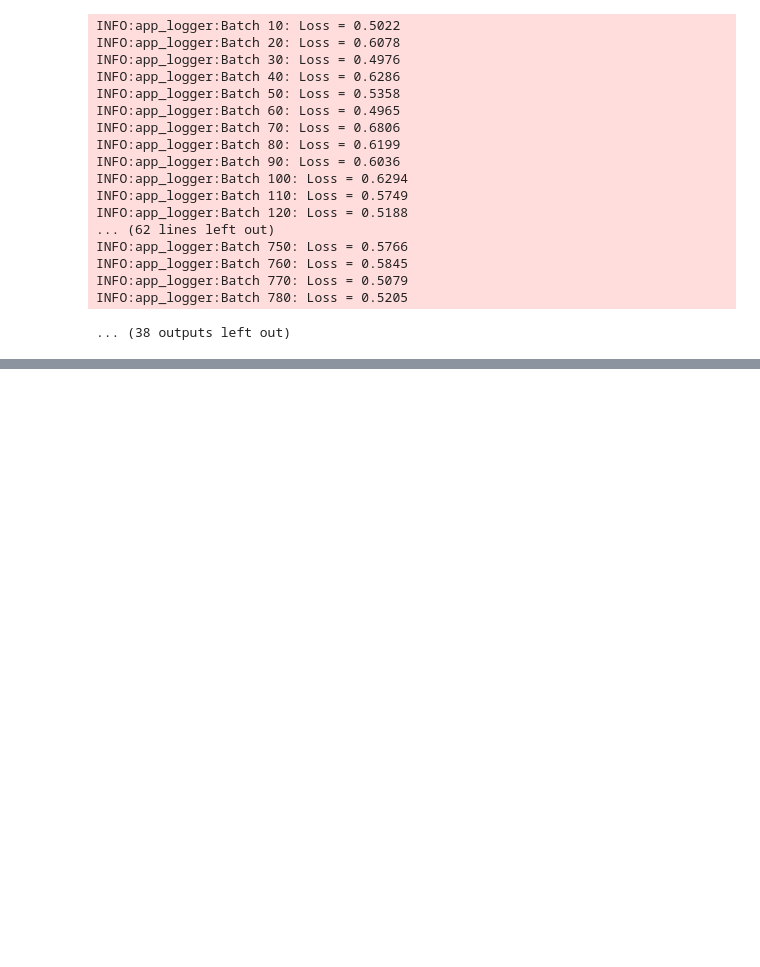
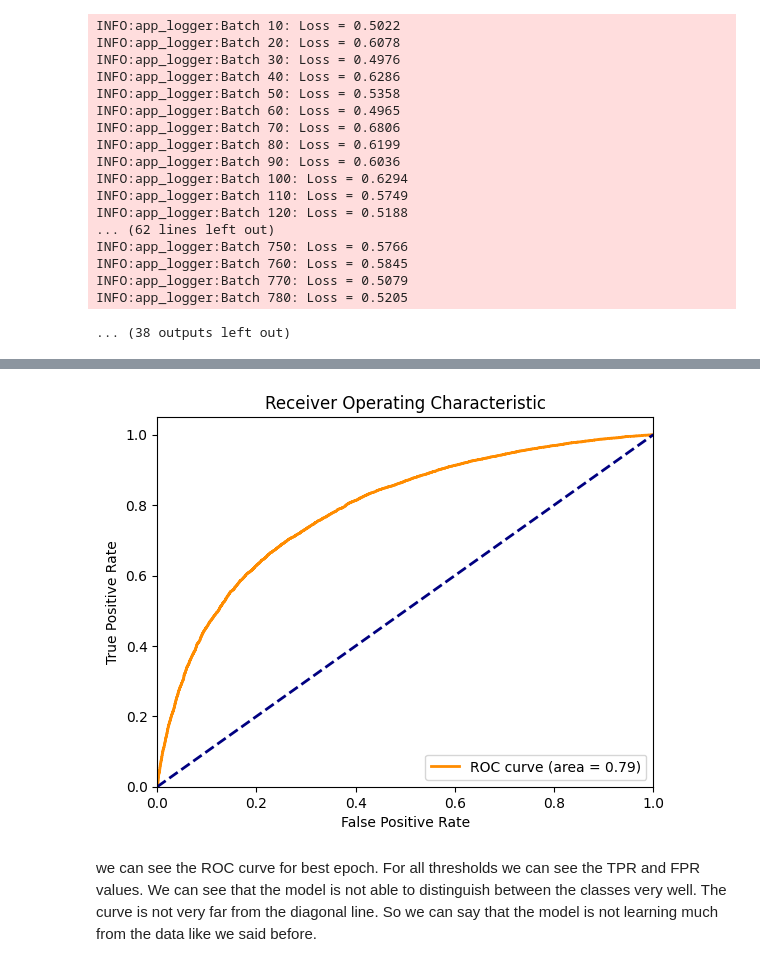
Before and after one commit to EnesDemir143/genie_project, a Jupyter notebook: Task2/test2.ipynb, the cells around one changed output, grey strips where cells are left out. Drawn from its saved outputs; the diff is of its cells as text; code cells hidden in the pictures; blank space fills up the shorter version.

```diff
--- a/Task2/test2.ipynb
+++ b/Task2/test2.ipynb
@@ -257,0 +277,6 @@ INFO:app_logger:Batch 780: Loss = 0.5205
+# %%
+with open('all_data.pkl', 'rb') as f:
+    all_data = pickle.load(f)
+print(all_data.keys())
+
+print((all_data['roc_val']))
@@ -257,0 +301,27 @@ INFO:app_logger:Batch 780: Loss = 0.5205
+# %%
+import matplotlib.pyplot as plt
+
+def plot_roc_curve(all_data, epoch):
+    for key, value in all_data['roc_val'][epoch-1].items():
+        if key == 'fpr_val':
+            fpr = value
+        elif key == 'tpr_val':
+            tpr = value
+    auc_val = all_data['auc_val'][epoch-1]
+
+    plt.figure()
+    plt.plot(fpr, tpr, color='darkorange', lw=2, label='ROC curve (area = %0.2f)' % auc_val)
+    plt.plot([0, 1], [0, 1], color='navy', lw=2, linestyle='--')
+    plt.xlim([0.0, 1.0])
+    plt.ylim([0.0, 1.05])
+    plt.xlabel('False Positive Rate')
+    plt.ylabel('True Positive Rate')
+    plt.title('Receiver Operating Characteristic')
+    plt.legend(loc="lower right")
+    plt.show()
+# %%
+plot_roc_curve(all_data, 14)
+# %% [output]
+[figure, added]
+# %% [markdown]
+we can see the ROC curve for best epoch. For all thresholds we can see the TPR and FPR values. We can see that the model is not able to distinguish between the classes very well. The curve is not very far from the diagonal line. So we can say that the model is not learning much from the data like we said before.
```
Also changed, not shown: parts of 4 cells of this notebook, 5 other files.
